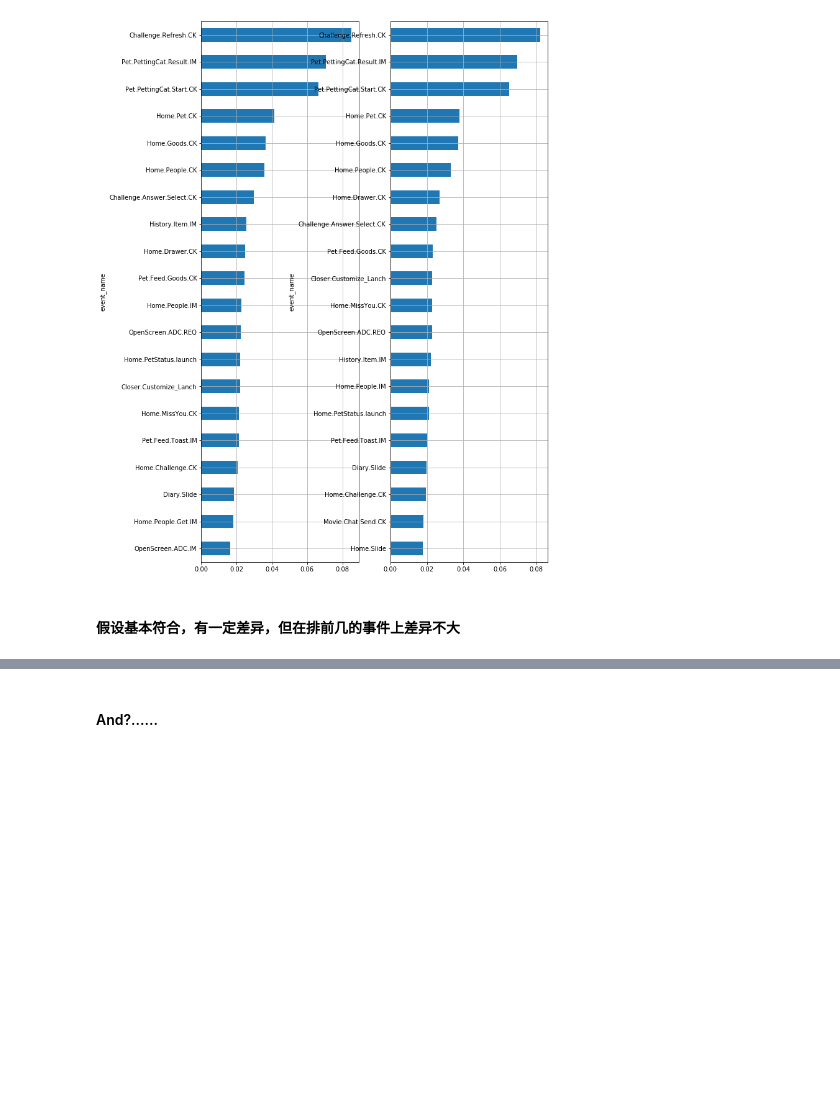
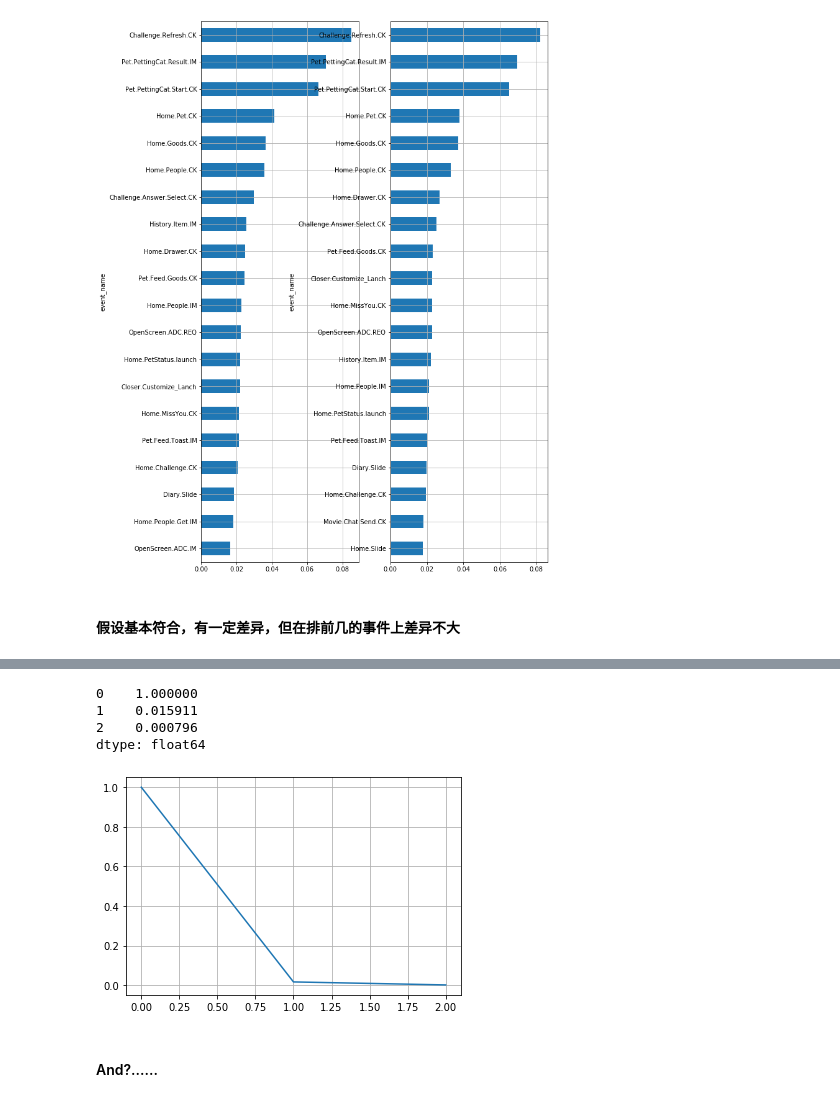
Before and after one commit to huji0624/data_analyze_course, a Jupyter notebook: 数据分析入门.ipynb, the cells around one changed output, grey strips where cells are left out. Saved outputs shown, nothing was run; the diff lists cells and outputs as text; code cells hidden in the pictures; blank space fills up the shorter version.

```diff
--- a/数据分析入门.ipynb
+++ b/数据分析入门.ipynb
@@ -809,3 +845,13 @@ compare_top(df3,df5)
+# %%
+import data_util
+
+data_util.filter(df,["Home.People.IM","Diary.CK","Diary.IM"])
+# %% [output]
+0    1.000000
+1    0.015911
+2    0.000796
+dtype: float64
+[figure, added]
 # %% [markdown]
 #### And?......
 # %% [markdown]
```
Also changed, not shown: parts of 5 cells of this notebook, 2 other files.
